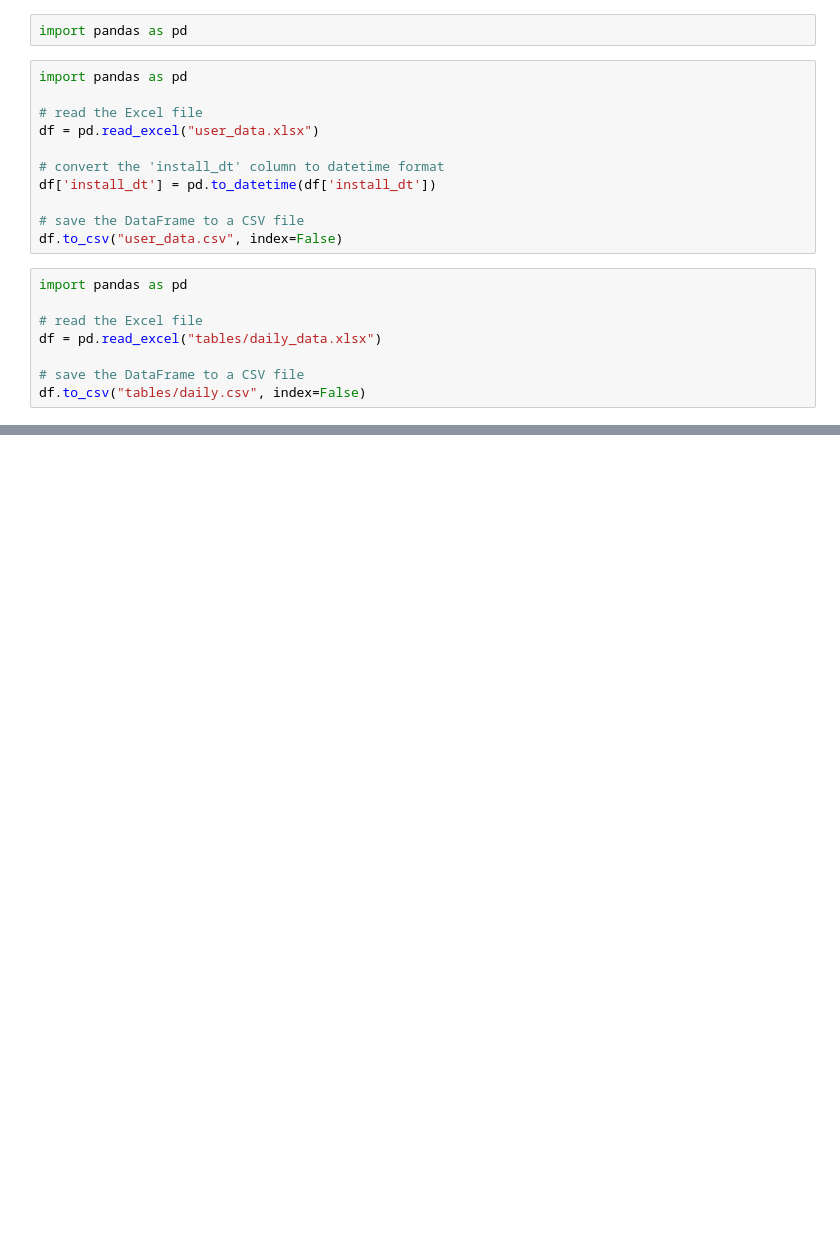
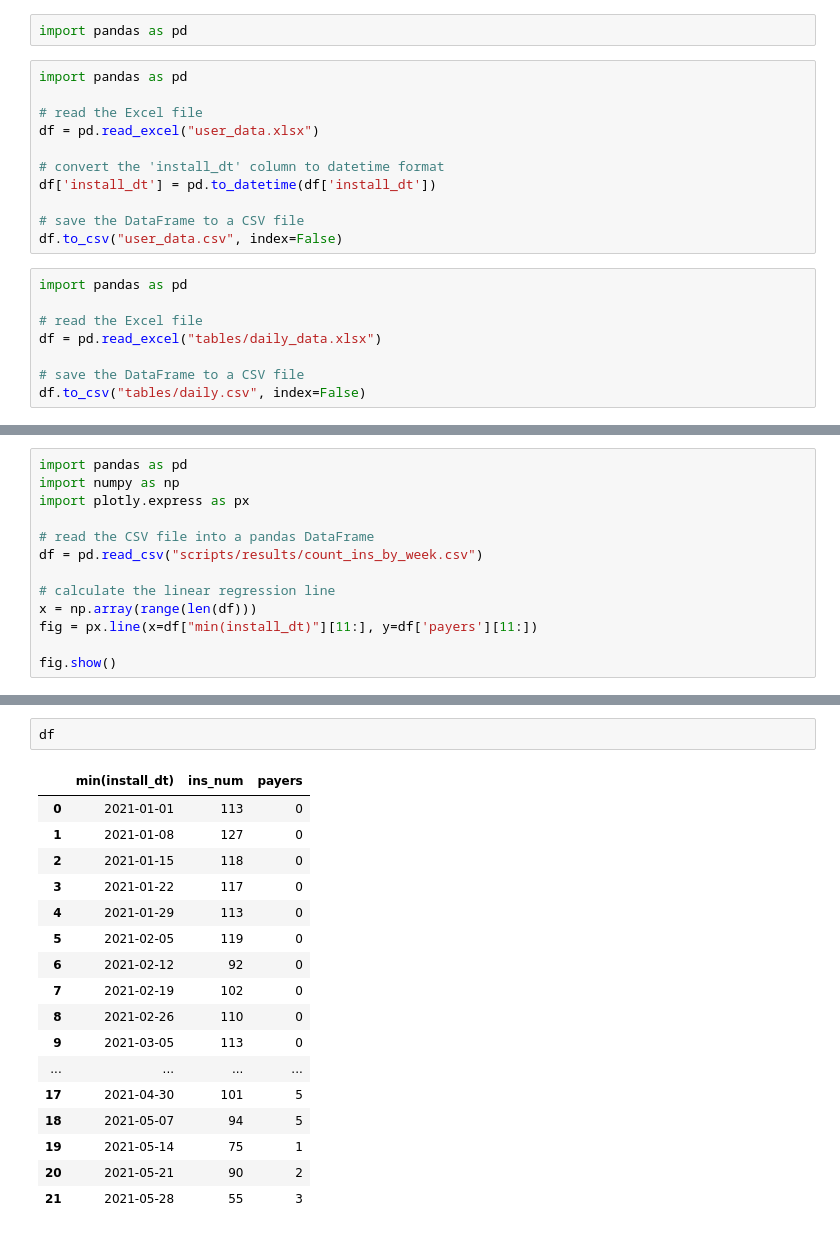
Before and after one commit to liorz2000/AppCentralAssigment, a Jupyter notebook: Untitled.ipynb, the cells around one changed output, grey strips where cells are left out. Saved outputs shown, nothing was run; the diff lists cells and outputs as text; blank space fills up the shorter version.

Commit message:
add the payers players

```diff
--- a/Untitled.ipynb
+++ b/Untitled.ipynb
@@ -55,0 +57,13 @@ fig.show()
+# %%
+import pandas as pd
+import numpy as np
+import plotly.express as px
+
+# read the CSV file into a pandas DataFrame
+df = pd.read_csv("scripts/results/count_ins_by_week.csv")
+
+# calculate the linear regression line
+x = np.array(range(len(df)))
+fig = px.line(x=df["min(install_dt)"][11:], y=df['payers'][11:])
+
+fig.show()
@@ -55,0 +72,20 @@ fig.show()
+# %%
+df
+# %% [output]
+|  | min(install_dt) | ins_num | payers |
+| 0 | 2021-01-01 | 113 | 0 |
+| 1 | 2021-01-08 | 127 | 0 |
+| 2 | 2021-01-15 | 118 | 0 |
+| 3 | 2021-01-22 | 117 | 0 |
+| 4 | 2021-01-29 | 113 | 0 |
+| 5 | 2021-02-05 | 119 | 0 |
+| 6 | 2021-02-12 | 92 | 0 |
+| 7 | 2021-02-19 | 102 | 0 |
+| 8 | 2021-02-26 | 110 | 0 |
+| 9 | 2021-03-05 | 113 | 0 |
+| ... | ... | ... | ... |
+| 17 | 2021-04-30 | 101 | 5 |
+| 18 | 2021-05-07 | 94 | 5 |
+| 19 | 2021-05-14 | 75 | 1 |
+| 20 | 2021-05-21 | 90 | 2 |
+| 21 | 2021-05-28 | 55 | 3 |
```
Also changed, not shown: parts of 2 cells of this notebook, 6 other files.
